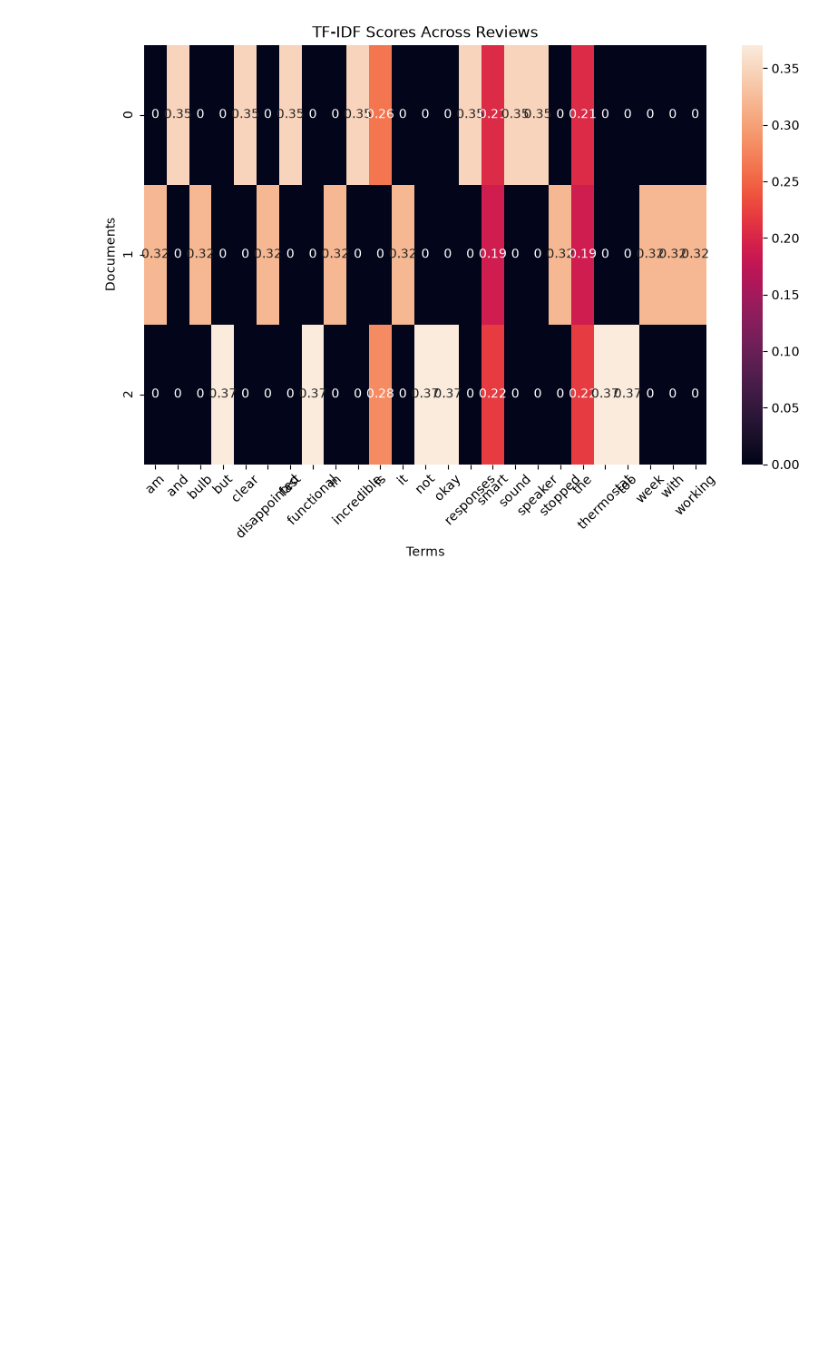
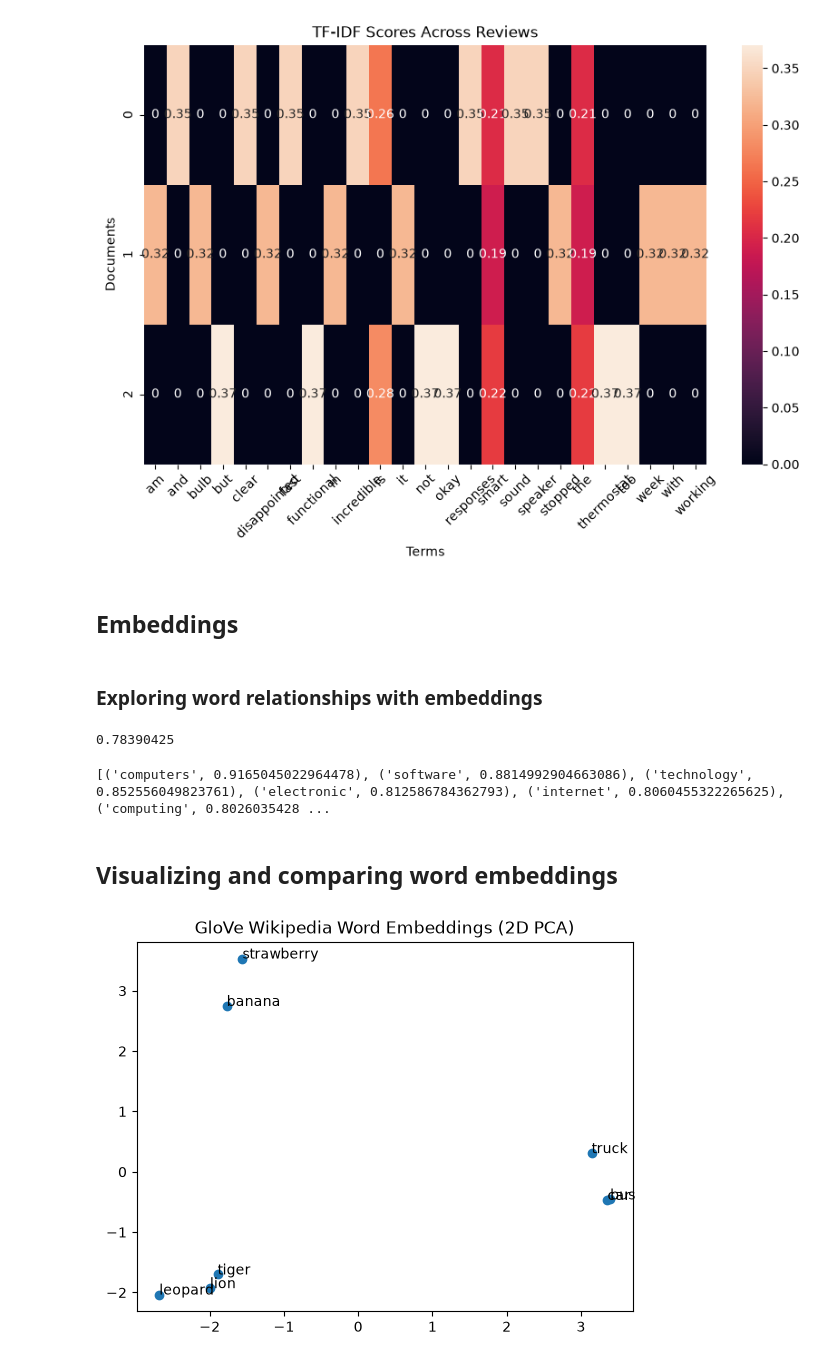
Before and after one commit to jrbarrio/natural-language-processing-in-python, a Jupyter notebook: 01-natural-language-processing-in-python/2-feature-extraction-from-text/2-feature-extraction-from-text.ipynb, the cells around one changed output. Saved outputs shown, nothing was run; the diff lists cells and outputs as text; code cells hidden in the pictures; blank space fills up the shorter version.

Commit message:
Embeddings

```diff
--- a/01-natural-language-processing-in-python/2-feature-extraction-from-text/2-feature-extraction-from-text.ipynb
+++ b/01-natural-language-processing-in-python/2-feature-extraction-from-text/2-feature-extraction-from-text.ipynb
@@ -18,7 +18,14 @@ import pandas as pd
 
 import seaborn as sns
 
+import gensim.downloader as api
+
+from sklearn.decomposition import PCA
+
 nltk.download('stopwords')
+
+model_glove_wiki = api.load('glove-wiki-gigaword-50')
+model_glove_twitter = api.load('glove-twitter-25')
 # %% [output]
 [nltk_data] Downloading package stopwords to /home/jorge/nltk_data...
 [nltk_data]   Package stopwords is already up-to-date!
@@ -209,3 +216,40 @@ plt.ylabel("Documents")
 plt.show()
 # %% [output]
 [figure]
+# %% [markdown]
+## Embeddings
+# %% [markdown]
+### Exploring word relationships with embeddings
+# %%
+# Compute similarity between "king" and "queen"
+similarity_score = model_glove_wiki.similarity("king", "queen")
+
+print(similarity_score)
+# %% [output]
+0.78390425
+# %%
+# Get top 10 most similar words to "computer"
+similar_words = model_glove_wiki.most_similar('computer', topn=10)
+
+print(similar_words)
+# %% [output]
+[('computers', 0.9165045022964478), ('software', 0.8814992904663086), ('technology', 0.852556049823761), ('electronic', 0.812586784362793), ('internet', 0.8060455322265625), ('computing', 0.8026035428 ...
+# %% [markdown]
+## Visualizing and comparing word embeddings
+# %%
+words = ["lion", "tiger", "leopard", "banana", "strawberry", "truck", "car", "bus"]
+
+# Extract word embeddings
+word_vectors = [model_glove_wiki[word] for word in words]
+
+# Reduce dimensions with PCA
+pca = PCA(n_components=2)
+word_vectors_2d = pca.fit_transform(word_vectors)
+
+plt.scatter(word_vectors_2d[:, 0], word_vectors_2d[:, 1])
+for word, (x, y) in zip(words, word_vectors_2d):
+    plt.annotate(word, (x, y))
+plt.title("GloVe Wikipedia Word Embeddings (2D PCA)")
+plt.show()
+# %% [output]
+[figure, added]
```
Also changed, not shown: parts of 2 cells of this notebook, 3 other files.
